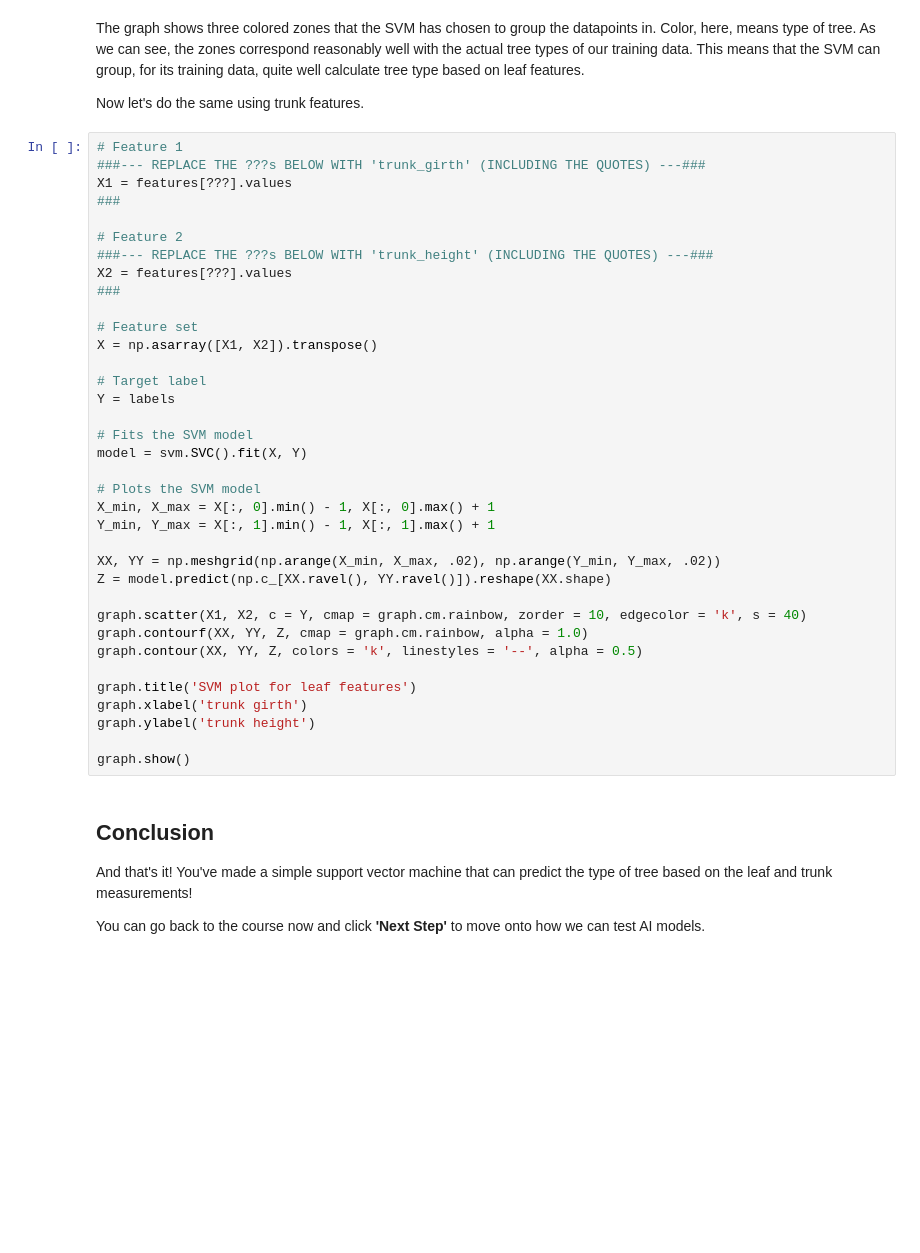
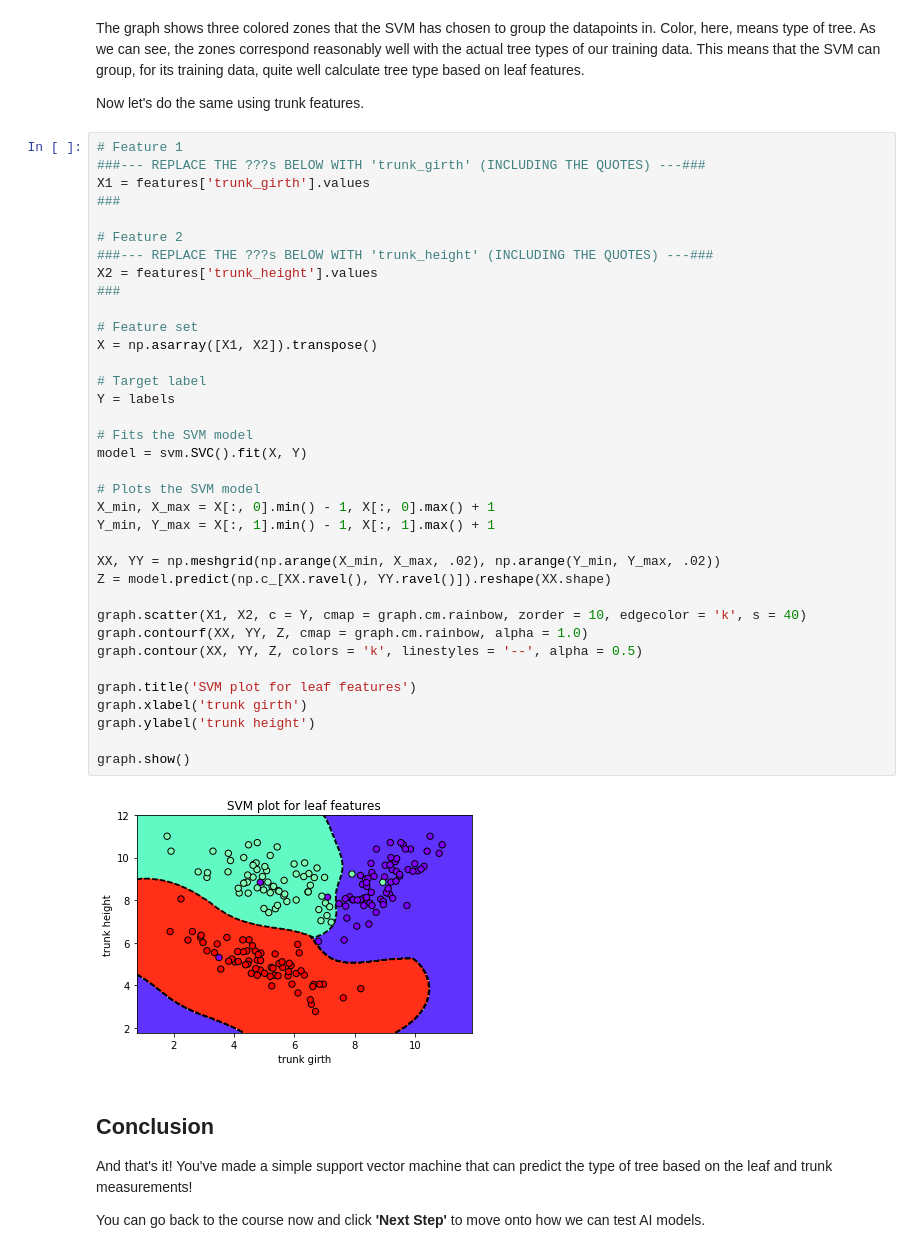
Before and after one commit to quocthang0507/Machine-Learning, a Jupyter notebook: ML Crash Course Python Programming Exercises/06. Support Vector Machines - Python.ipynb, the cells around one changed output. Cells and saved outputs as stored; diff of their text form; blank space fills up the shorter version.

```diff
--- a/ML Crash Course Python Programming Exercises/06. Support Vector Machines - Python.ipynb
+++ b/ML Crash Course Python Programming Exercises/06. Support Vector Machines - Python.ipynb
@@ -137,39 +137,41 @@ Now let's do the same using trunk features.
 # %%
 # Feature 1
 ###--- REPLACE THE ???s BELOW WITH 'trunk_girth' (INCLUDING THE QUOTES) ---###
-X1 = features[???].values
+X1 = features['trunk_girth'].values
 ###
 
 # Feature 2
 ###--- REPLACE THE ???s BELOW WITH 'trunk_height' (INCLUDING THE QUOTES) ---###
-X2 = features[???].values
+X2 = features['trunk_height'].values
 ###
 
 # Feature set
 X = np.asarray([X1, X2]).transpose()
 
 # Target label
 Y = labels
 
 # Fits the SVM model
 model = svm.SVC().fit(X, Y)
 
 # Plots the SVM model
 X_min, X_max = X[:, 0].min() - 1, X[:, 0].max() + 1
 Y_min, Y_max = X[:, 1].min() - 1, X[:, 1].max() + 1
 
 XX, YY = np.meshgrid(np.arange(X_min, X_max, .02), np.arange(Y_min, Y_max, .02))
 Z = model.predict(np.c_[XX.ravel(), YY.ravel()]).reshape(XX.shape)
 
 graph.scatter(X1, X2, c = Y, cmap = graph.cm.rainbow, zorder = 10, edgecolor = 'k', s = 40)
 graph.contourf(XX, YY, Z, cmap = graph.cm.rainbow, alpha = 1.0)
 graph.contour(XX, YY, Z, colors = 'k', linestyles = '--', alpha = 0.5)
 
 graph.title('SVM plot for leaf features')
 graph.xlabel('trunk girth')
 graph.ylabel('trunk height')
 
 graph.show()
+# %% [output]
+[figure, added]
 # %% [markdown]
 Conclusion
 -------
```
Also changed, not shown: parts of 2 cells of this notebook, 6 other files.
